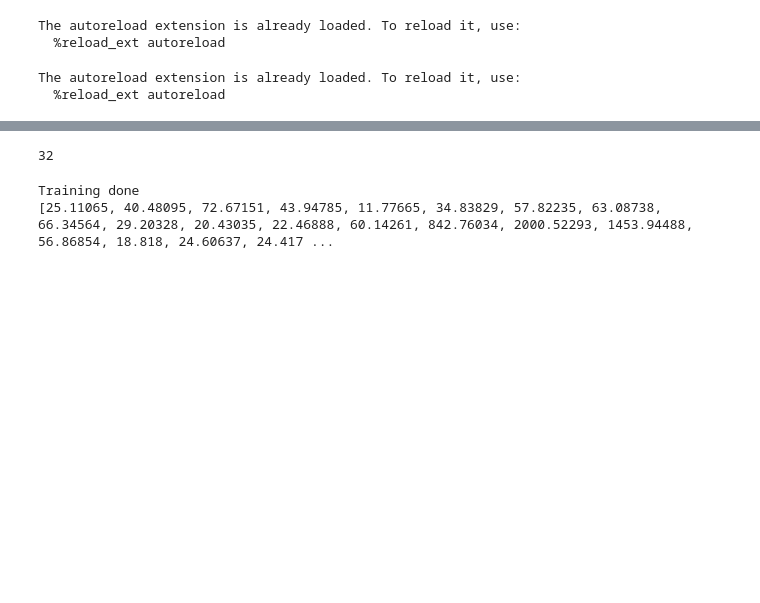
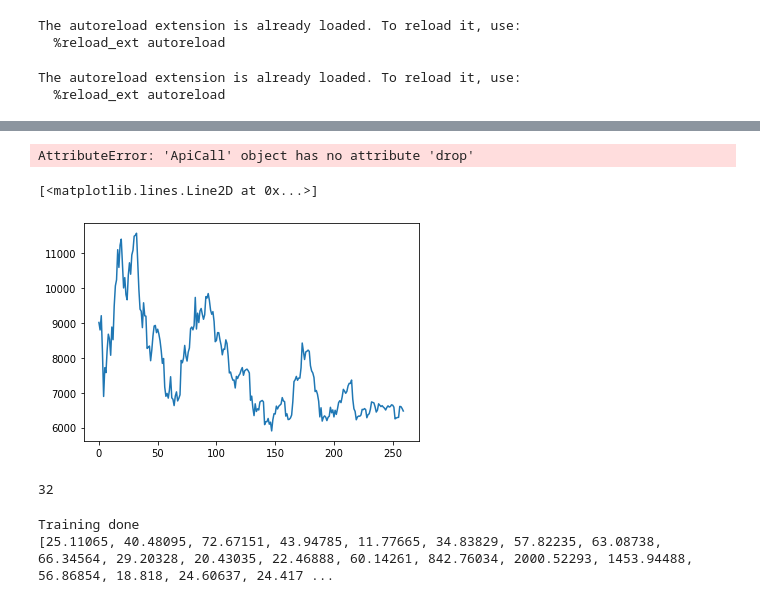
Before and after one commit to AlexandreLaizet/bitcoin_deep_learning, a Jupyter notebook: notebooks/Aloys_notebook.ipynb, the cells around one changed output, grey strips where cells are left out. Saved outputs shown, nothing was run; the diff lists cells and outputs as text; code cells hidden in the pictures; blank space fills up the shorter version.

```diff
--- a/notebooks/Aloys_notebook.ipynb
+++ b/notebooks/Aloys_notebook.ipynb
@@ -83,3 +81,12 @@ plt.plot(df["[%]"])
+# %%
+train(model,df)
+# %% [output]
+AttributeError: 'ApiCall' object has no attribute 'drop'
+# %%
+plt.plot(train_df["[+]_[T]_Bitcoin_Price"].iloc[0:260])
+# %% [output]
+[<matplotlib.lines.Line2D at 0x...>]
+[figure, added]
 # %%
 (X_train_list, Y_train_list, X_test_list,Y_test_list) = get_cross_XY(data="train")
 # %% [output]
```
Also changed, not shown: parts of 6 cells of this notebook.
